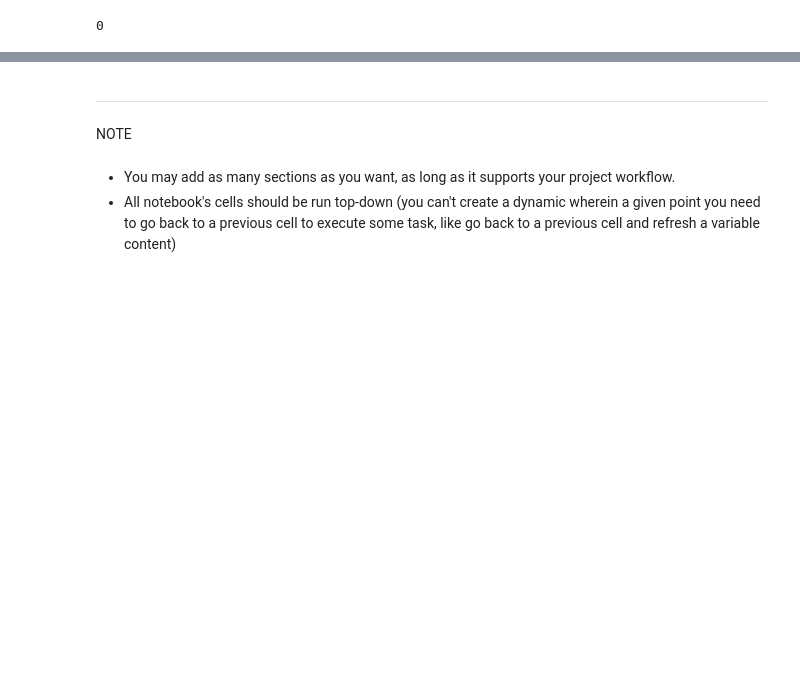
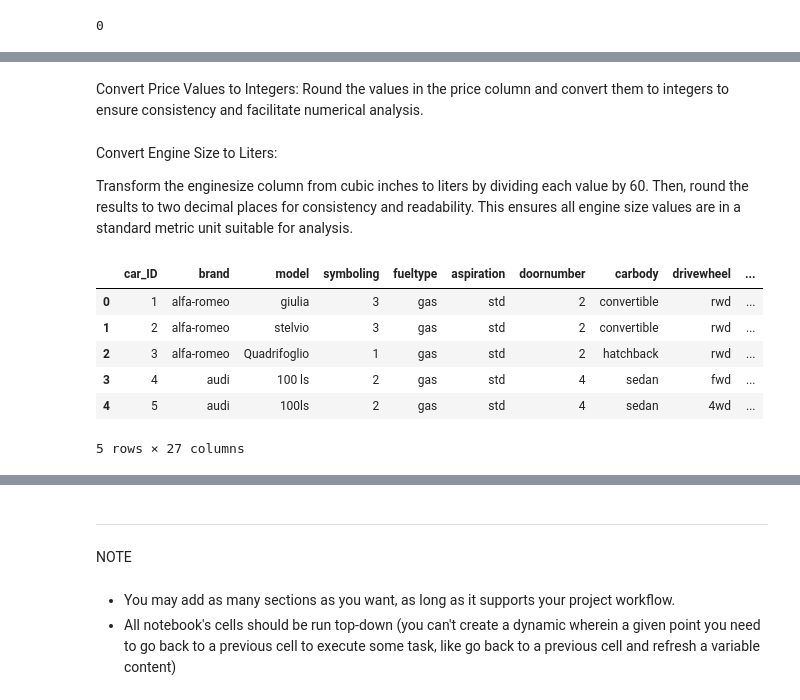
Before and after one commit to AL-MASNAI/car-price-analysis-hackathon-team4, a Jupyter notebook: jupyter_notebooks/ETL.ipynb, the cells around one changed output, grey strips where cells are left out. Drawn from its saved outputs; the diff is of its cells as text; code cells hidden in the pictures; blank space fills up the shorter version.

```diff
--- a/jupyter_notebooks/ETL.ipynb
+++ b/jupyter_notebooks/ETL.ipynb
@@ -166,0 +204,14 @@ df.head()
+# %%
+# Standardize brand names to correct typos and inconsistencies
+# This ensures all brands are consistently labeled for analysis and visualization
+brand_corrections = {
+    'maxda': 'mazda',
+    'Nissan': 'nissan',
+    'porcshce': 'porsche',
+    'toyouta': 'toyota',
+    'vokswagen': 'volkswagen',
+    'vw': 'volkswagen',
+    'alfa-romero': 'alfa-romeo'
+}
+df['brand'] = df['brand'].replace(brand_corrections)
+df['brand'].unique()
@@ -171,0 +344,3 @@ df.dtypes
+# %% [markdown]
+Convert Price Values to Integers:
+Round the values in the price column and convert them to integers to ensure consistency and facilitate numerical analysis.
@@ -171,0 +350,16 @@ df.dtypes
+# %% [markdown]
+Convert Engine Size to Liters:
+
+Transform the enginesize column from cubic inches to liters by dividing each value by 60. Then, round the results to two decimal places for consistency and readability. This ensures all engine size values are in a standard metric unit suitable for analysis.
+# %%
+df['enginesize'] = df['enginesize']/60 # Convert enginesize from cubic inches to liters
+df['enginesize'] = df['enginesize'].round(2).astype(float)
+df.head()
+# %% [output]
+|  | car_ID | brand | model | symboling | fueltype | aspiration | doornumber | carbody | drivewheel | ... |
+| 0 | 1 | alfa-romeo | giulia | 3 | gas | std | 2 | convertible | rwd | ... |
+| 1 | 2 | alfa-romeo | stelvio | 3 | gas | std | 2 | convertible | rwd | ... |
+| 2 | 3 | alfa-romeo | Quadrifoglio | 1 | gas | std | 2 | hatchback | rwd | ... |
+| 3 | 4 | audi | 100 ls | 2 | gas | std | 4 | sedan | fwd | ... |
+| 4 | 5 | audi | 100ls | 2 | gas | std | 4 | sedan | 4wd | ... |
+5 rows × 27 columns
```
Also changed, not shown: parts of 41 cells of this notebook.
